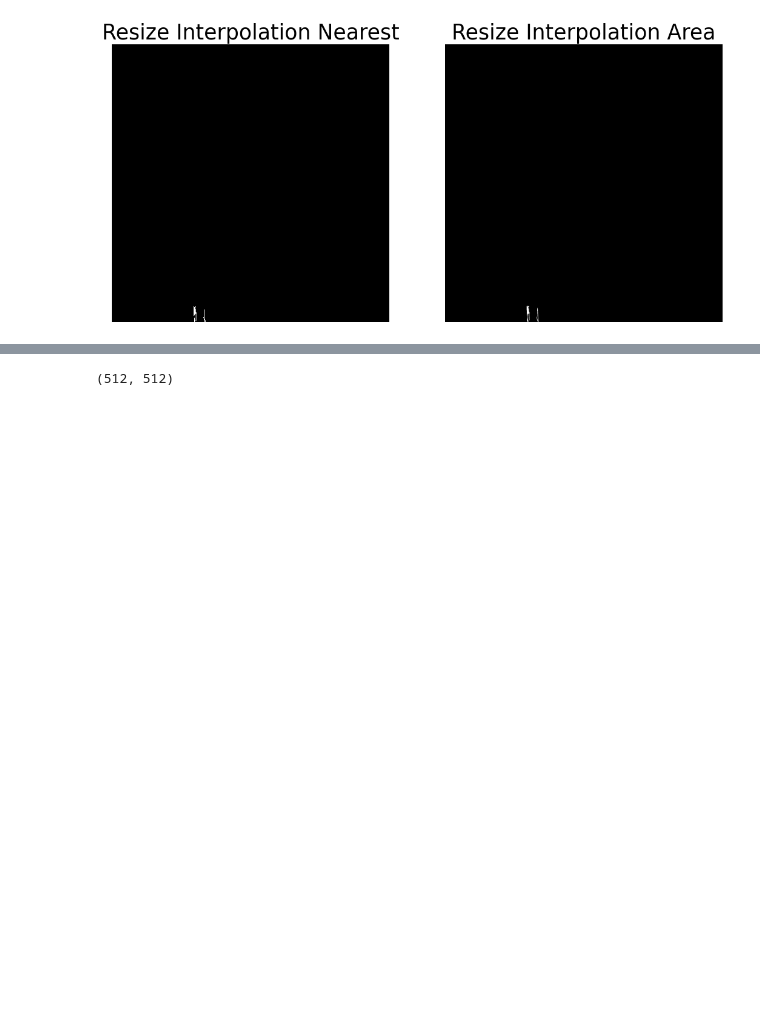
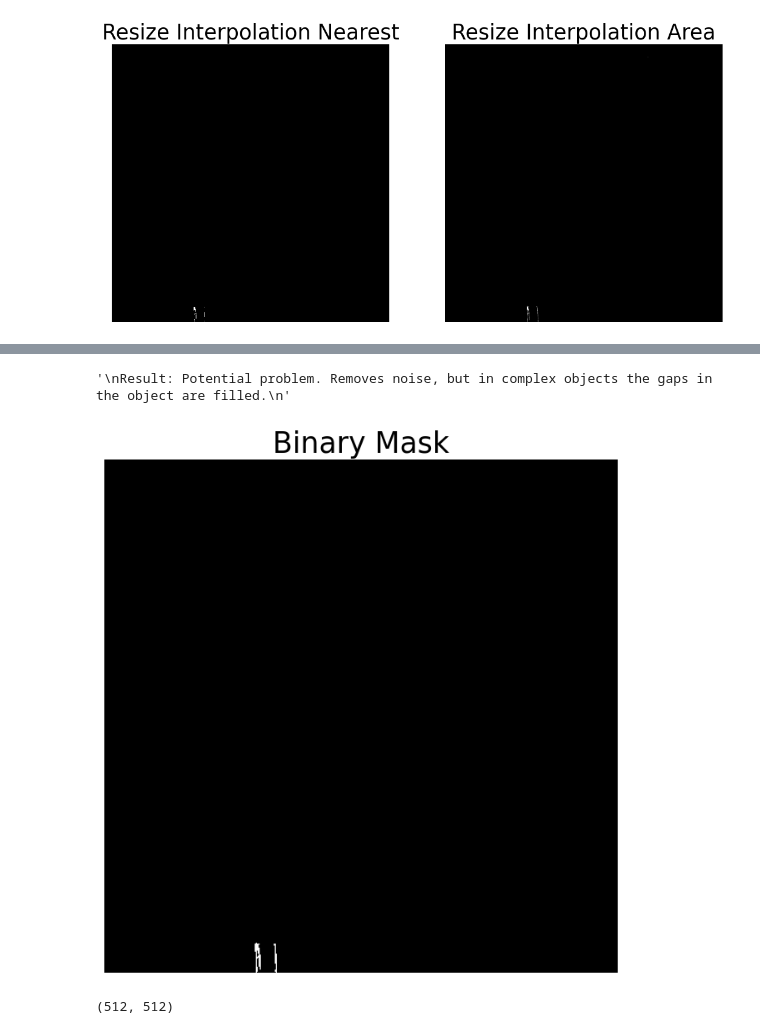
Before and after one commit to rpgouveia/pucpr_pibiti_semantic_segmentation, a Jupyter notebook: study_color_conversion_v2/walker_resize.ipynb, the cells around one changed output, grey strips where cells are left out. Cells and saved outputs as stored; diff of their text form; code cells hidden in the pictures; blank space fills up the shorter version.

```diff
--- a/study_color_conversion_v2/walker_resize.ipynb
+++ b/study_color_conversion_v2/walker_resize.ipynb
@@ -185,2 +203,43 @@ Resize: Bad results with complex objects
+# %%
+# Third Step - Remove Noise
+import cv2 as cv
+import numpy as np
+
+# Third Step - Remove Noise
+# Find Contours
+contours, hierarchy = cv.findContours(mask3, cv.RETR_TREE, cv.CHAIN_APPROX_SIMPLE)
+
+# Create empty mask
+filtered_mask = np.zeros_like(mask3)
+
+# Define minimum area
+min_area = 10
+
+# Filter by area and preserve structure
+for contour in contours:
+    area = cv.contourArea(contour)
+    if area >= min_area:
+        # Create mask for this specific contour
+        temp_mask = np.zeros_like(mask3)
+        cv.drawContours(temp_mask, [contour], -1, (255), -1)
+
+        # Preserve original pixels within outline
+        contour_region = cv.bitwise_and(mask3, temp_mask)
+        filtered_mask = cv.bitwise_or(filtered_mask, contour_region)
+
+mask4 = filtered_mask
+
+# 3.4 - Visualize updated mask
+plt.figure(figsize=[8,8])
+plt.imshow(mask4, cmap='gray')
+plt.title("Binary Mask",fontdict={'fontsize': 25})
+plt.axis('off')
+
+"""
+Result: Potential problem. Removes noise, but in complex objects the gaps in the object are filled.
+"""
+# %% [output]
+'\nResult: Potential problem. Removes noise, but in complex objects the gaps in the object are filled.\n'
+[figure, added]
 # %%
 # 3.5 - Check Mask values
```
Also changed, not shown: parts of 19 cells of this notebook, 2 other files.
